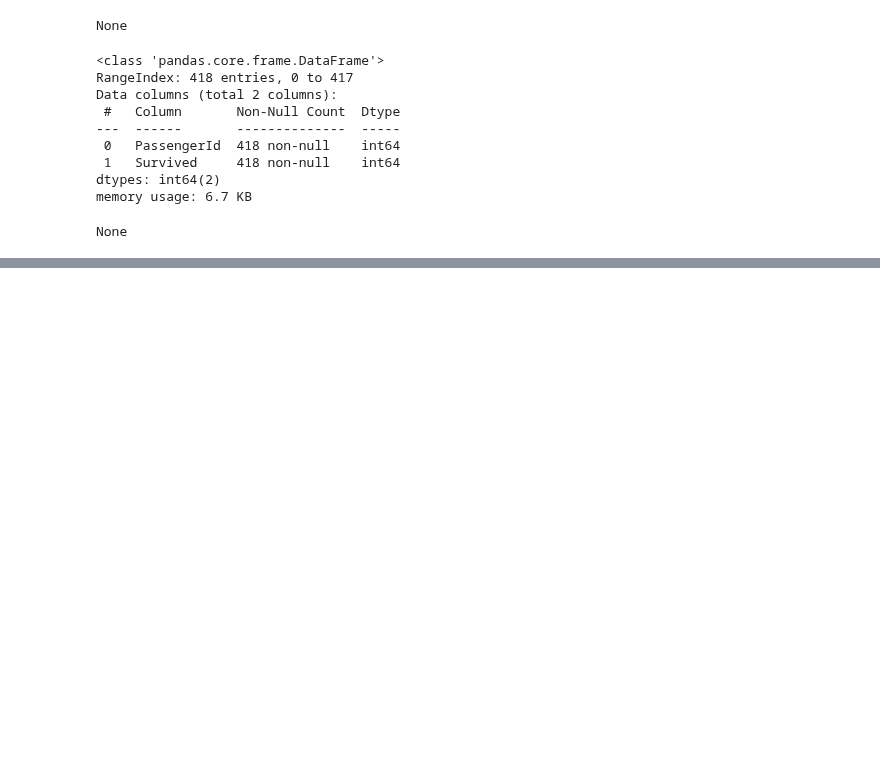
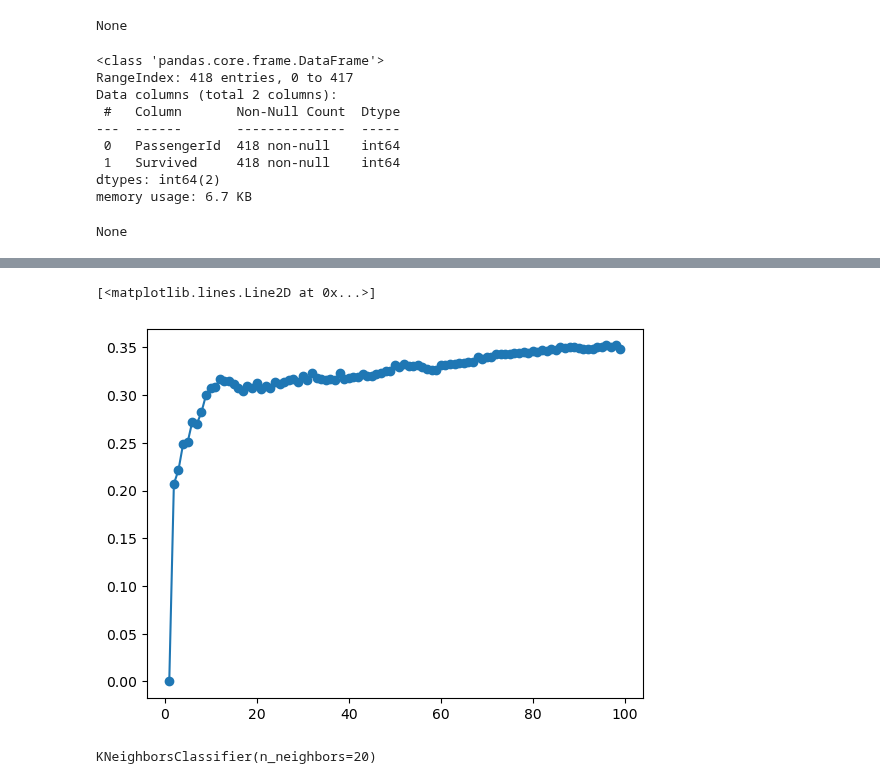
Before and after one commit to Ajhie1987/Python_Train, a Jupyter notebook: Final_Assign.ipynb, the cells around one changed output, grey strips where cells are left out. Drawn from its saved outputs; the diff is of its cells as text; code cells hidden in the pictures; blank space fills up the shorter version.

```diff
--- a/Final_Assign.ipynb
+++ b/Final_Assign.ipynb
@@ -207,0 +250,7 @@ df_train_fitur
+# %%
+model_LR = KNeighborsClassifier(n_neighbors=1)
+
+model_LR.fit(train_fitur,df_train_target)
+
+pred_i = model.predict(train_fitur)
+error_rate.append(np.mean(pred_i != df_train_target))
@@ -207,0 +270,12 @@ df_train_fitur
+# %%
+error_rate = []
+jumlah_k = range(1, 100, 1)
+for i in jumlah_k:
+  # print(i)
+  model = KNeighborsClassifier(n_neighbors=i)
+  model.fit(train_fitur, df_train_target)
+
+  pred_i = model.predict(train_fitur)
+  error_rate.append(np.mean(pred_i != df_train_target))
+
+print(error_rate)
@@ -207,0 +300,11 @@ df_train_fitur
+# %%
+plt.plot(jumlah_k, error_rate, marker="o")
+# %% [output]
+[<matplotlib.lines.Line2D at 0x...>]
+[figure, added]
+# %%
+model_LR = KNeighborsClassifier(n_neighbors=20)
+
+model_LR.fit(train_fitur,df_train_target)
+# %% [output]
+KNeighborsClassifier(n_neighbors=20)
```
Also changed, not shown: parts of 15 cells of this notebook.
